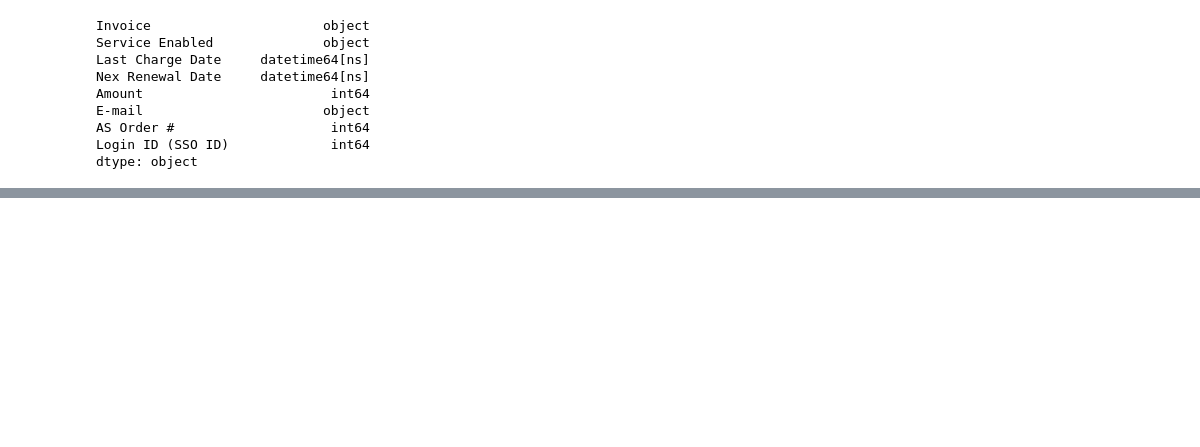
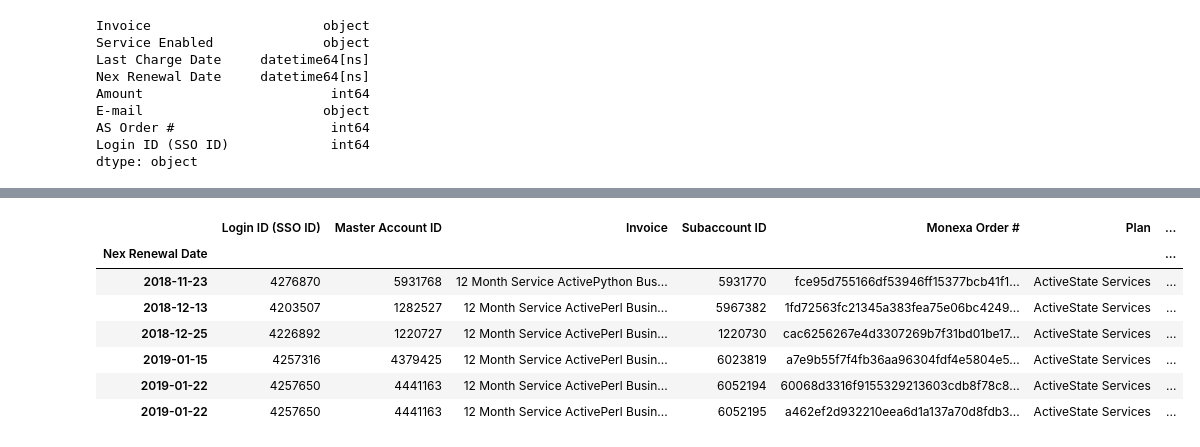
Before and after one commit to davetlewis-van/Pandas-Cookbook, a Jupyter notebook: Auto-recurring BE subscribers.ipynb, the cells around one changed output, grey strips where cells are left out. Cells and saved outputs as stored; diff of their text form; code cells hidden in the pictures; blank space fills up the shorter version.

```diff
--- a/Auto-recurring BE subscribers.ipynb
+++ b/Auto-recurring BE subscribers.ipynb
@@ -267,5 +267,13 @@ be2[criteria]
 # %%
 be3 = be.set_index('Nex Renewal Date')
 # %%
-be3.loc('2018-11-01':'2019-01-31').sort_index()
+be3.loc['2018-11-23':'2019-01-22'].sort_index()
 # %% [output]
+|  | Login ID (SSO ID) | Master Account ID | Invoice | Subaccount ID | Monexa Order # | Plan | ... |
+| Nex Renewal Date |  |  |  |  |  |  | ... |
+| 2018-11-23 | 4276870 | 5931768 | 12 Month Service ActivePython Bus... | 5931770 | fce95d755166df53946ff15377bcb41f1... | ActiveState Services | ... |
+| 2018-12-13 | 4203507 | 1282527 | 12 Month Service ActivePerl Busin... | 5967382 | 1fd72563fc21345a383fea75e06bc4249... | ActiveState Services | ... |
+| 2018-12-25 | 4226892 | 1220727 | 12 Month Service ActivePerl Busin... | 1220730 | cac6256267e4d3307269b7f31bd01be17... | ActiveState Services | ... |
+| 2019-01-15 | 4257316 | 4379425 | 12 Month Service ActivePerl Busin... | 6023819 | a7e9b55f7f4fb36aa96304fdf4e5804e5... | ActiveState Services | ... |
+| 2019-01-22 | 4257650 | 4441163 | 12 Month Service ActivePerl Busin... | 6052194 | 60068d3316f9155329213603cdb8f78c8... | ActiveState Services | ... |
+| 2019-01-22 | 4257650 | 4441163 | 12 Month Service ActivePerl Busin... | 6052195 | a462ef2d932210eea6d1a137a70d8fdb3... | ActiveState Services | ... |
```
Also changed, not shown: parts of 3 cells of this notebook, 2 other files.
